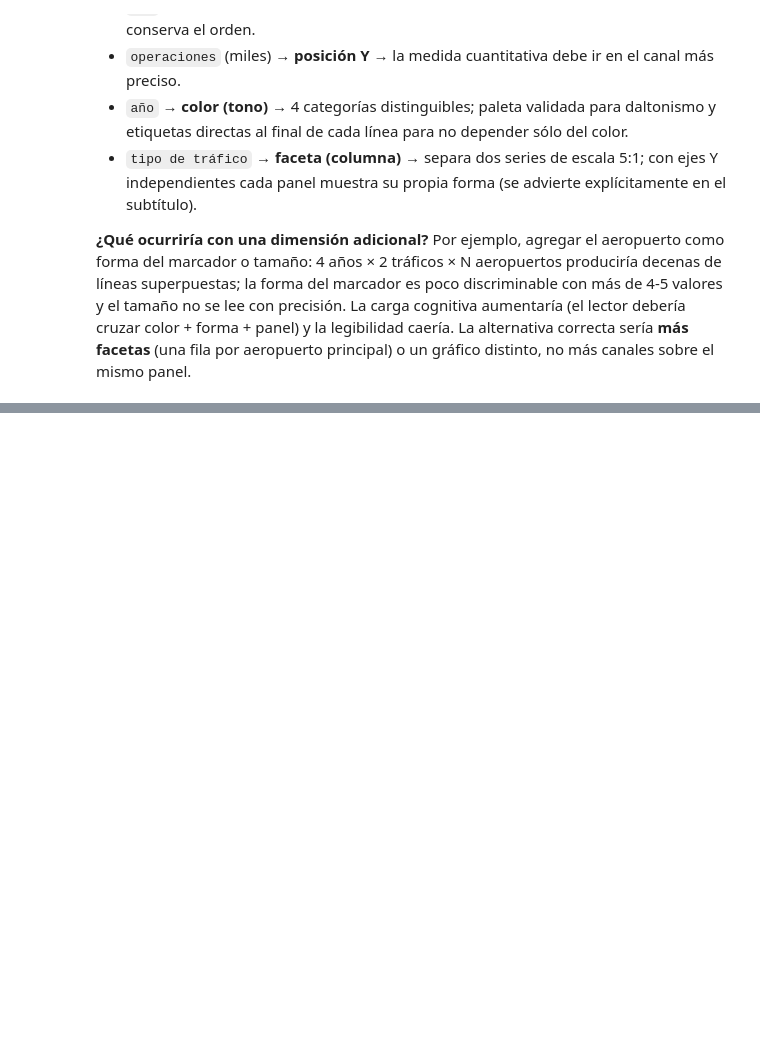
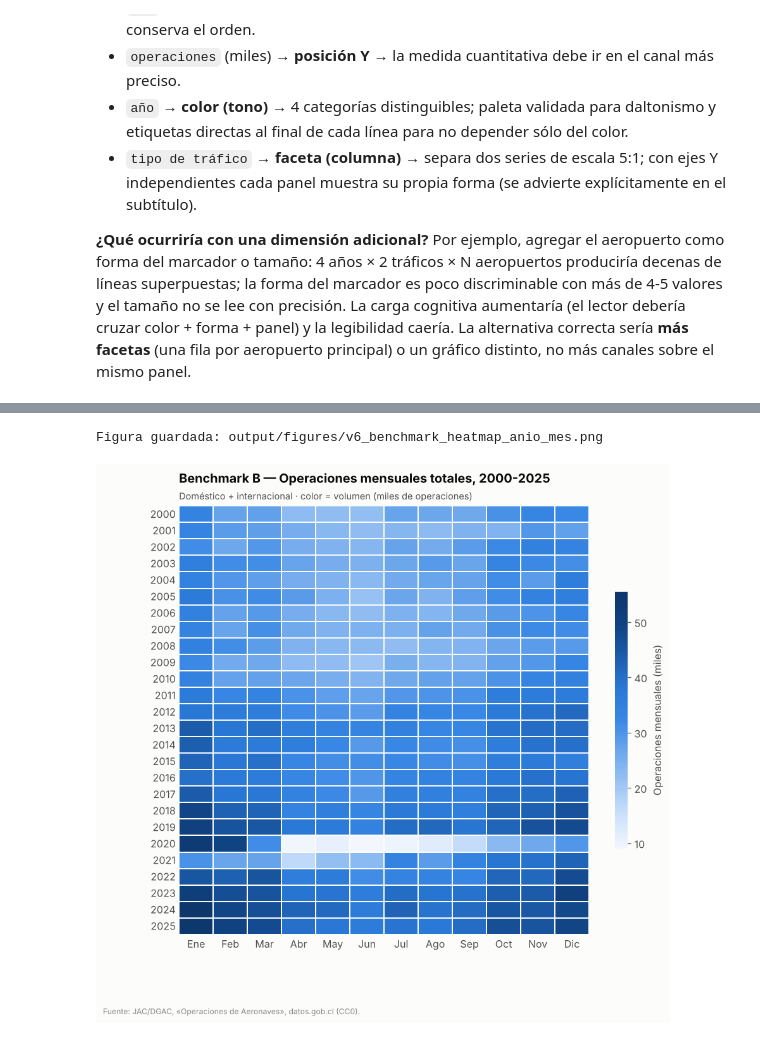
Before and after one commit to Felipepino1/visualizacion-transporte-zapata-urbina, a Jupyter notebook: notebooks/evaluacion02.ipynb, the cells around one changed output, grey strips where cells are left out. Drawn from its saved outputs; the diff is of its cells as text; code cells hidden in the pictures; blank space fills up the shorter version.

```diff
--- a/notebooks/evaluacion02.ipynb
+++ b/notebooks/evaluacion02.ipynb
@@ -1197,0 +1205,16 @@ no más canales sobre el mismo panel.
+# %%
+p_b = mensual.query("anio_completo").pivot_table(index="anio", columns="mes", values="n_operaciones", aggfunc="sum")
+p_b.columns = prep.MESES
+fig, ax = plt.subplots(figsize=(9.5, 8))
+sns.heatmap(p_b / 1000, cmap=sns.blend_palette(estilo.RAMPA_AZUL, as_cmap=True), linewidths=1,
+            linecolor=estilo.SUPERFICIE, cbar_kws={"label": "Operaciones mensuales (miles)", "shrink": 0.6}, ax=ax)
+ax.set_xlabel("")
+ax.set_ylabel("")
+ax.tick_params(length=0)
+ax.set_title("Benchmark B — Operaciones mensuales totales, 2000-2025")
+estilo.subtitulo(ax, "Doméstico + internacional · color = volumen (miles de operaciones)")
+estilo.nota_fuente(fig)
+estilo.guardar(fig, "v6_benchmark_heatmap_anio_mes", FIGURAS)
+# %% [output]
+Figura guardada: output/figures/v6_benchmark_heatmap_anio_mes.png
+[figure, added]
```
Also changed, not shown: parts of 11 cells of this notebook, 3 other files.
